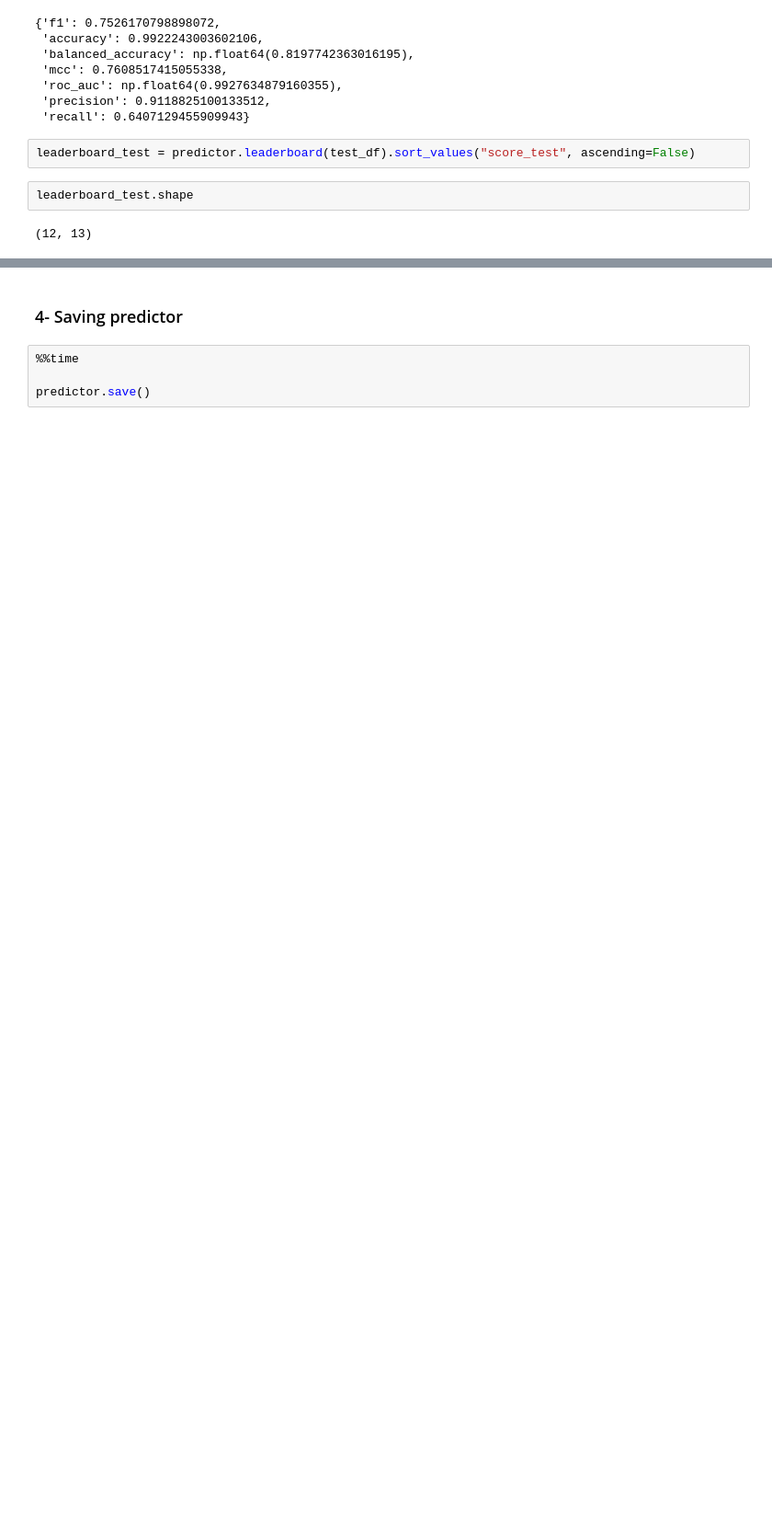
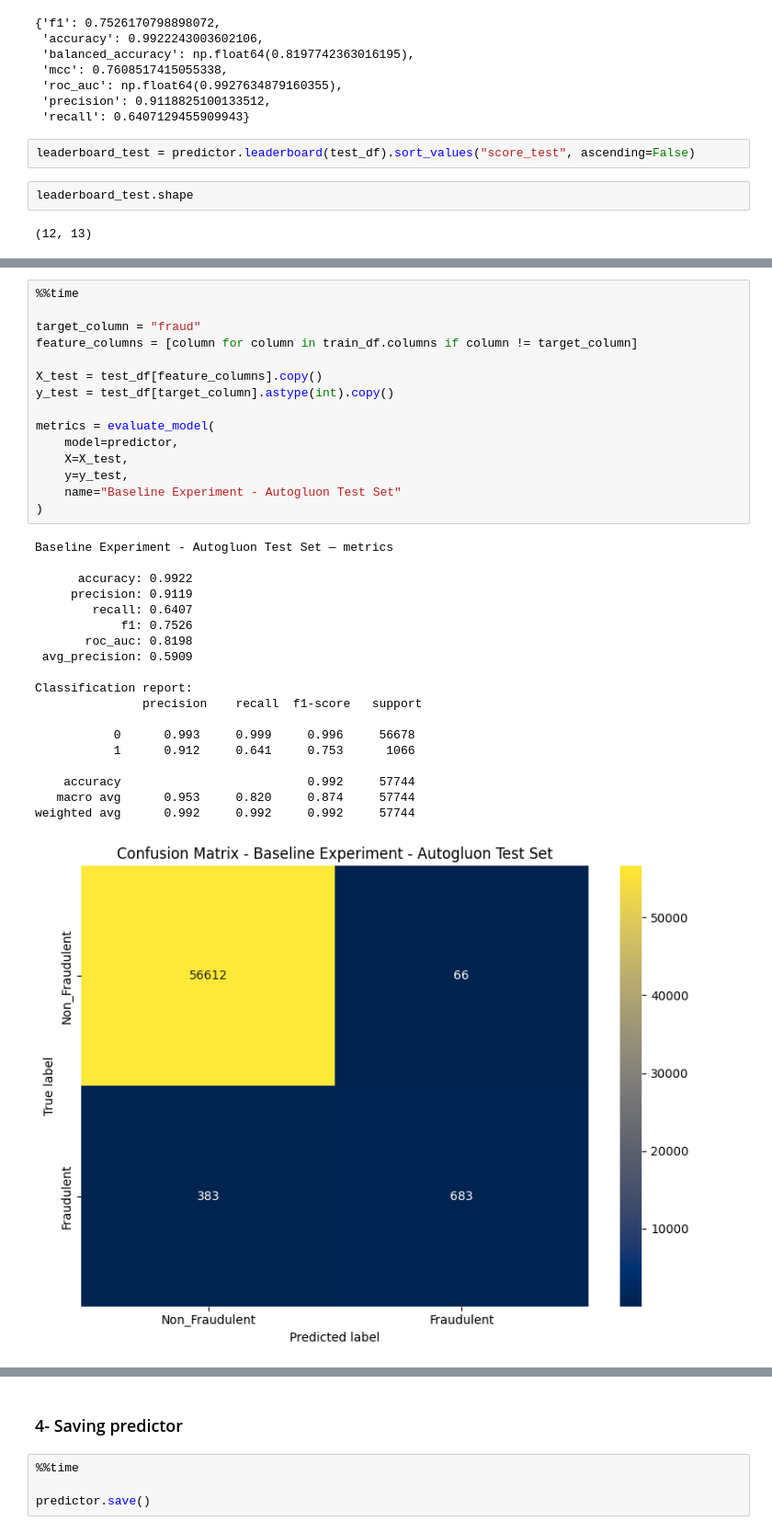
Before and after one commit to tamerthamoqa/fraud-detection-case-study, a Jupyter notebook: 5-baseline-modeling-autogluon-automl.ipynb, the cells around one changed output, grey strips where cells are left out. Shown: that part at 92% size. Cells and saved outputs as stored; diff of their text form; blank space fills up the shorter version.

```diff
--- a/5-baseline-modeling-autogluon-automl.ipynb
+++ b/5-baseline-modeling-autogluon-automl.ipynb
@@ -194,0 +286,35 @@ leaderboard_test.head(50)
+# %%
+%%time
+
+target_column = "fraud"
+feature_columns = [column for column in train_df.columns if column != target_column]
+
+X_test = test_df[feature_columns].copy()
+y_test = test_df[target_column].astype(int).copy()
+
+metrics = evaluate_model(
+    model=predictor,
+    X=X_test,
+    y=y_test,
+    name="Baseline Experiment - Autogluon Test Set"
+)
+# %% [output]
+Baseline Experiment - Autogluon Test Set — metrics
+
+      accuracy: 0.9922
+     precision: 0.9119
+        recall: 0.6407
+            f1: 0.7526
+       roc_auc: 0.8198
+ avg_precision: 0.5909
+
+Classification report:
+               precision    recall  f1-score   support
+
+           0      0.993     0.999     0.996     56678
+           1      0.912     0.641     0.753      1066
+
+    accuracy                          0.992     57744
+   macro avg      0.953     0.820     0.874     57744
+weighted avg      0.992     0.992     0.992     57744
+[figure, added]
```
Also changed, not shown: parts of 9 cells of this notebook.
